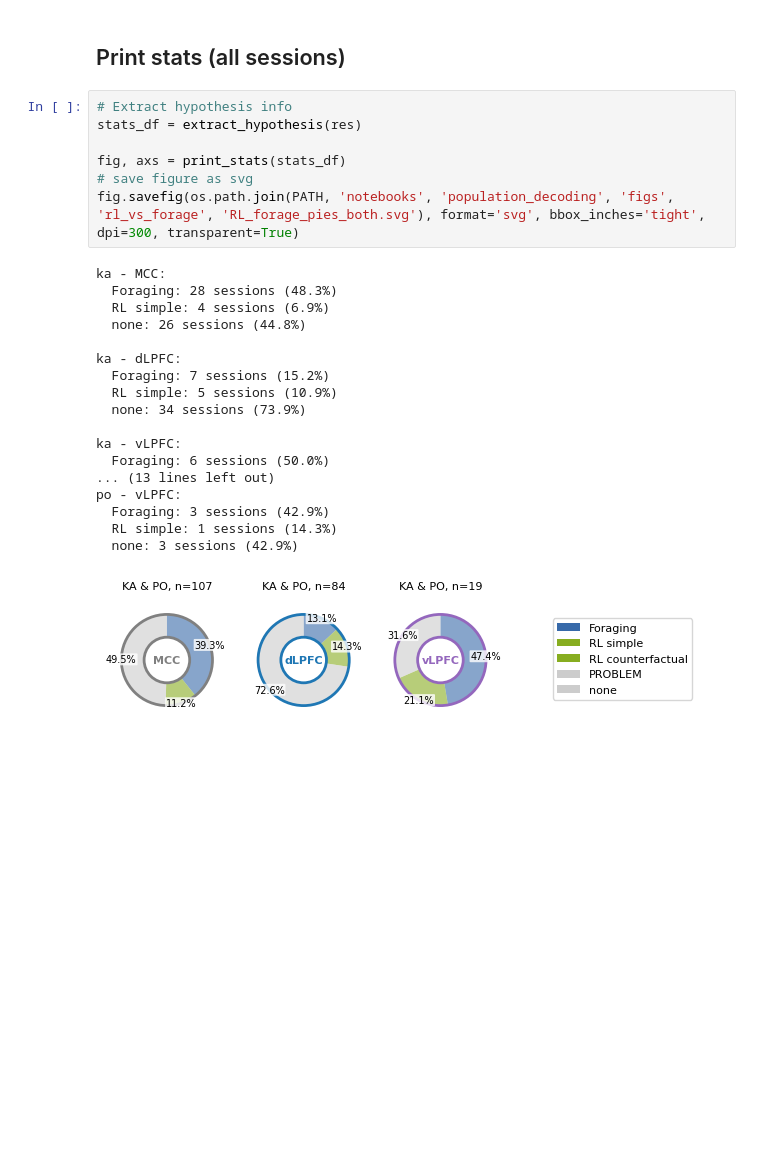
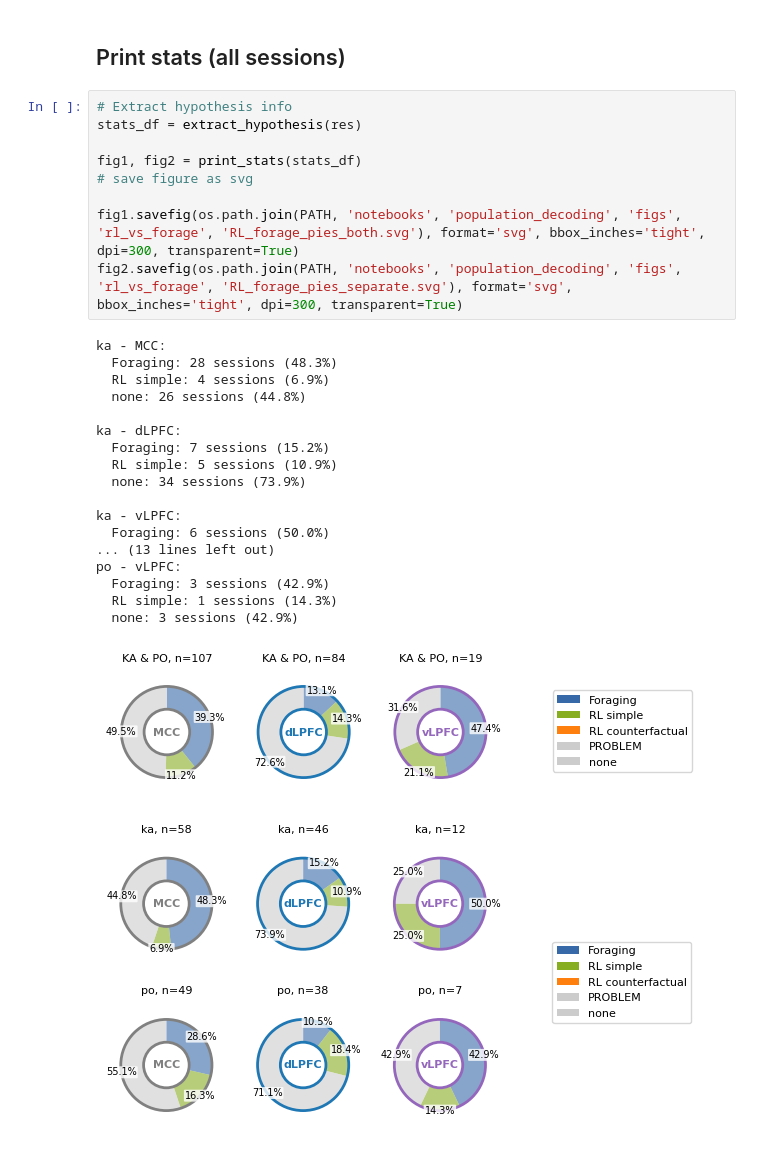
Before and after one commit to ungzs1/popy_05, a Jupyter notebook: notebooks/population_decoding/neural_value_across_target_all_results.ipynb, the cells around one changed output. Saved outputs shown, nothing was run; the diff lists cells and outputs as text; blank space fills up the shorter version.

```diff
--- a/notebooks/population_decoding/neural_value_across_target_all_results.ipynb
+++ b/notebooks/population_decoding/neural_value_across_target_all_results.ipynb
@@ -446,26 +1100,29 @@ fig.savefig(os.path.join(PATH, 'notebooks', 'population_decoding', 'figs', 'rl_v
 # %%
 # Extract hypothesis info
 stats_df = extract_hypothesis(res)
 
-fig, axs = print_stats(stats_df)
+fig1, fig2 = print_stats(stats_df)
 # save figure as svg
-fig.savefig(os.path.join(PATH, 'notebooks', 'population_decoding', 'figs', 'rl_vs_forage', 'RL_forage_pies_both.svg'), format='svg', bbox_inches='tight', dpi=300, transparent=True)
+
+fig1.savefig(os.path.join(PATH, 'notebooks', 'population_decoding', 'figs', 'rl_vs_forage', 'RL_forage_pies_both.svg'), format='svg', bbox_inches='tight', dpi=300, transparent=True)
+fig2.savefig(os.path.join(PATH, 'notebooks', 'population_decoding', 'figs', 'rl_vs_forage', 'RL_forage_pies_separate.svg'), format='svg', bbox_inches='tight', dpi=300, transparent=True)
 # %% [output]
 ka - MCC:
   Foraging: 28 sessions (48.3%)
   RL simple: 4 sessions (6.9%)
   none: 26 sessions (44.8%)
 
 ka - dLPFC:
   Foraging: 7 sessions (15.2%)
   RL simple: 5 sessions (10.9%)
   none: 34 sessions (73.9%)
 
 ka - vLPFC:
   Foraging: 6 sessions (50.0%)
 ... (13 lines left out)
 po - vLPFC:
   Foraging: 3 sessions (42.9%)
   RL simple: 1 sessions (14.3%)
   none: 3 sessions (42.9%)
-[figure, old version]
+[figure, new version]
+[figure, added]
```
Also changed, not shown: parts of 7 cells of this notebook, 13 other files.
